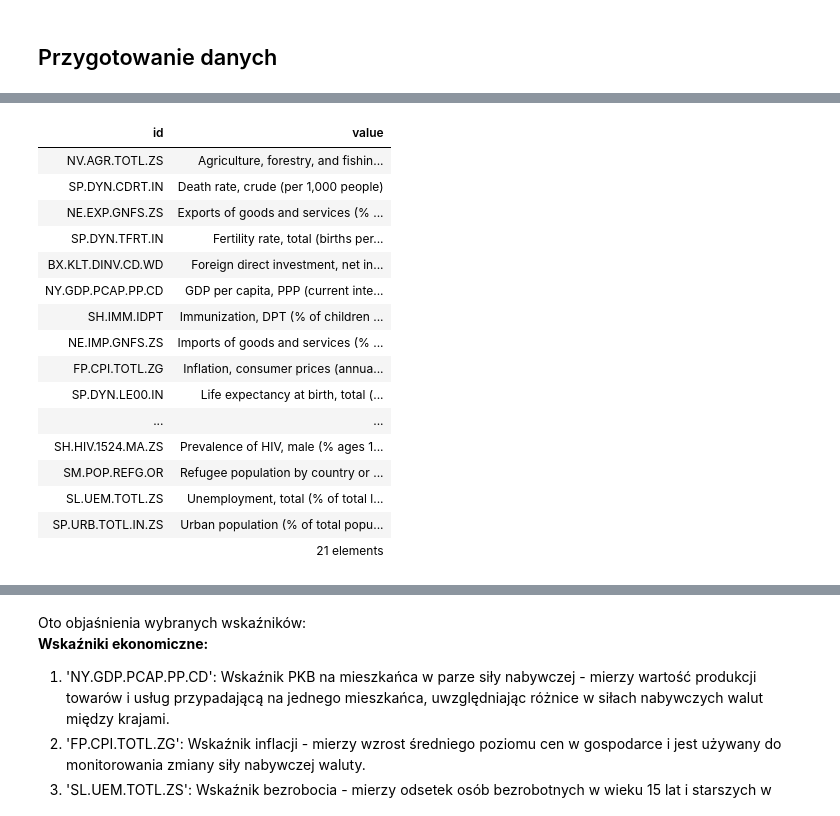
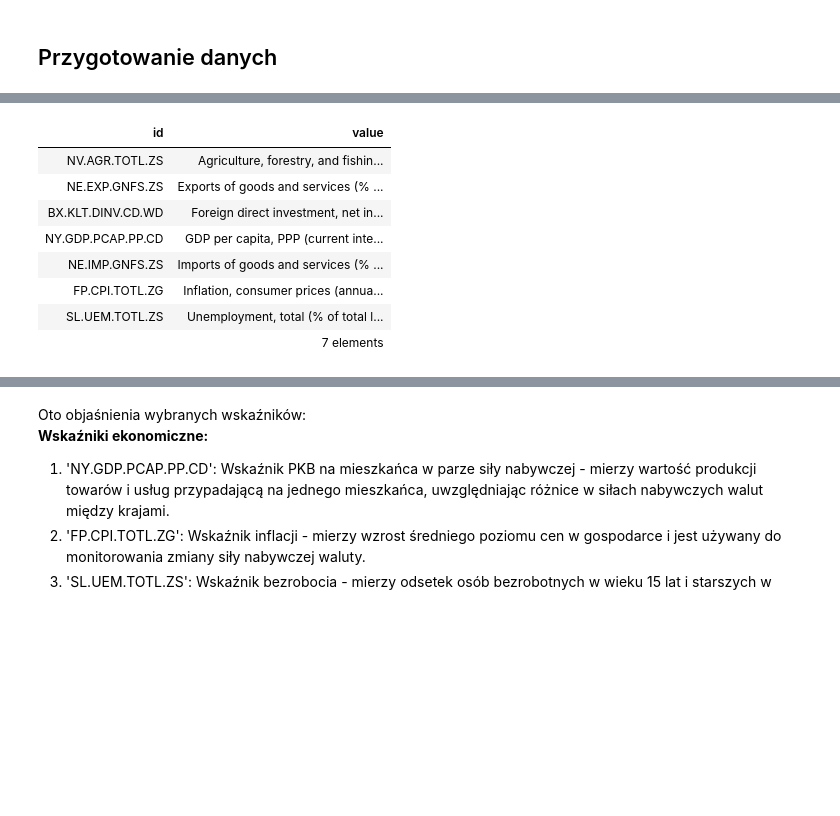
Before and after one commit to lion158/Eksploracja_Danych_Projekt, a Jupyter notebook: EksploracjaDanychProjekt2.ipynb, the cells around one changed output, grey strips where cells are left out. Cells and saved outputs as stored; diff of their text form; code cells hidden in the pictures; blank space fills up the shorter version.

```diff
--- a/EksploracjaDanychProjekt2.ipynb
+++ b/EksploracjaDanychProjekt2.ipynb
@@ -53,25 +38,17 @@ economic_indicators_full_name = ['Agriculture, forestry, and fishing, value adde
 # lista krajów
 all_countries = ['AFE', 'AFW', 'ALB', 'AZE', 'BDI', 'BEN', 'BFA', 'BGD', 'BGR', 'BLR', 'BOL', 'BTN', 'BWA', 'CHL', 'CIV', 'CMR', 'COD', 'COG', 'COL', 'CRI', 'DOM', 'ECU', 'EGY', 'ESP', 'FCS', 'FJI', 'FRA', 'GAB', 'GEO', 'GHA', 'GMB', 'GNB', 'GRC', 'GTM', 'HND', 'HPC', 'HRV', 'HTI', 'IDA', 'IDB', 'IDN', 'IDX', 'IRN', 'ITA', 'JAM', 'KAZ', 'KEN', 'KGZ', 'KHM', 'LAO', 'LIC', 'LKA', 'LTU', 'LVA', 'MAR', 'MDA', 'MDG', 'MEA', 'MEX', 'MLI', 'MNA', 'MNG', 'MRT', 'MUS', 'MYS', 'NER', 'NGA', 'NLD', 'NPL', 'PAK', 'PER', 'PHL', 'PRE', 'PRT', 'PRY', 'ROU', 'RWA', 'SDN', 'SEN', 'SGP', 'SLV', 'SSA', 'SSF', 'SVK', 'SVN', 'SWZ', 'TCD', 'TGO', 'THA', 'TMN', 'TSS', 'TUN', 'TZA', 'UGA', 'UKR', 'URY', 'VNM', 'WLD', 'ZAF', 'ZMB']
 # %%
-wb.series.info(all_indicators)
+wb.series.info(economic_indicators)
 # %% [output]
 | id | value |
 | NV.AGR.TOTL.ZS | Agriculture, forestry, and fishin... |
-| SP.DYN.CDRT.IN | Death rate, crude (per 1,000 people) |
 | NE.EXP.GNFS.ZS | Exports of goods and services (% ... |
-| SP.DYN.TFRT.IN | Fertility rate, total (births per... |
 | BX.KLT.DINV.CD.WD | Foreign direct investment, net in... |
 | NY.GDP.PCAP.PP.CD | GDP per capita, PPP (current inte... |
-| SH.IMM.IDPT | Immunization, DPT (% of children ... |
 | NE.IMP.GNFS.ZS | Imports of goods and services (% ... |
 | FP.CPI.TOTL.ZG | Inflation, consumer prices (annua... |
-| SP.DYN.LE00.IN | Life expectancy at birth, total (... |
-| ... | ... |
-| SH.HIV.1524.MA.ZS | Prevalence of HIV, male (% ages 1... |
-| SM.POP.REFG.OR | Refugee population by country or ... |
 | SL.UEM.TOTL.ZS | Unemployment, total (% of total l... |
-| SP.URB.TOTL.IN.ZS | Urban population (% of total popu... |
-|  | 21 elements |
+|  | 7 elements |
 # %%
 def data_frame(indicators, countries):
     socio_dict = dict(zip(sociodemographic_indicators ,sociodemographic_indicators_full_name))
```
Also changed, not shown: parts of 63 cells of this notebook, 1 other file.
